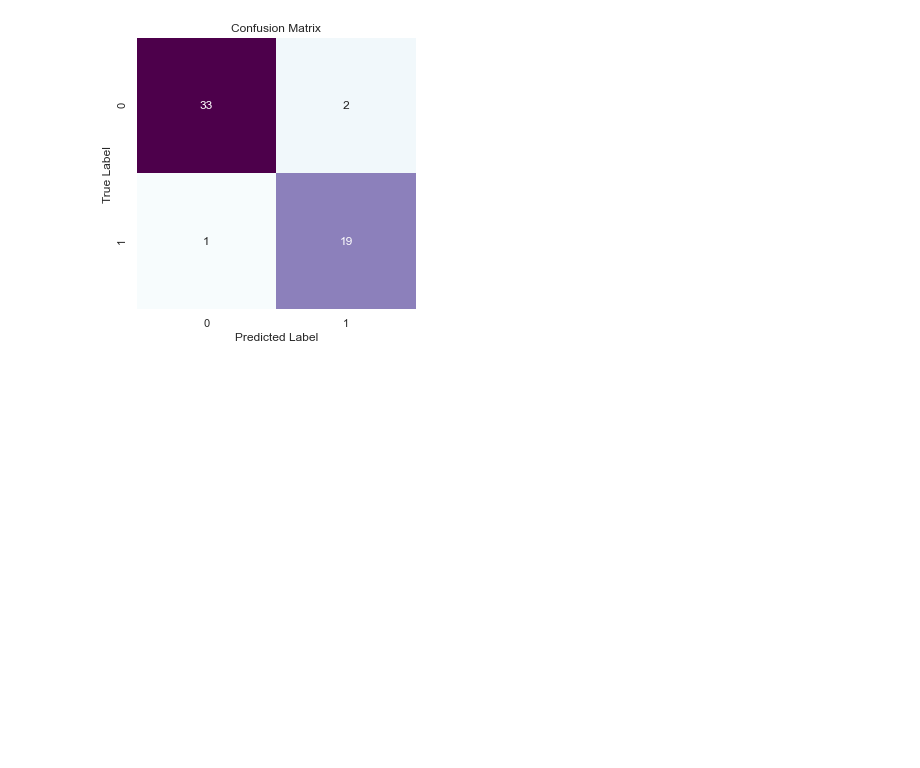
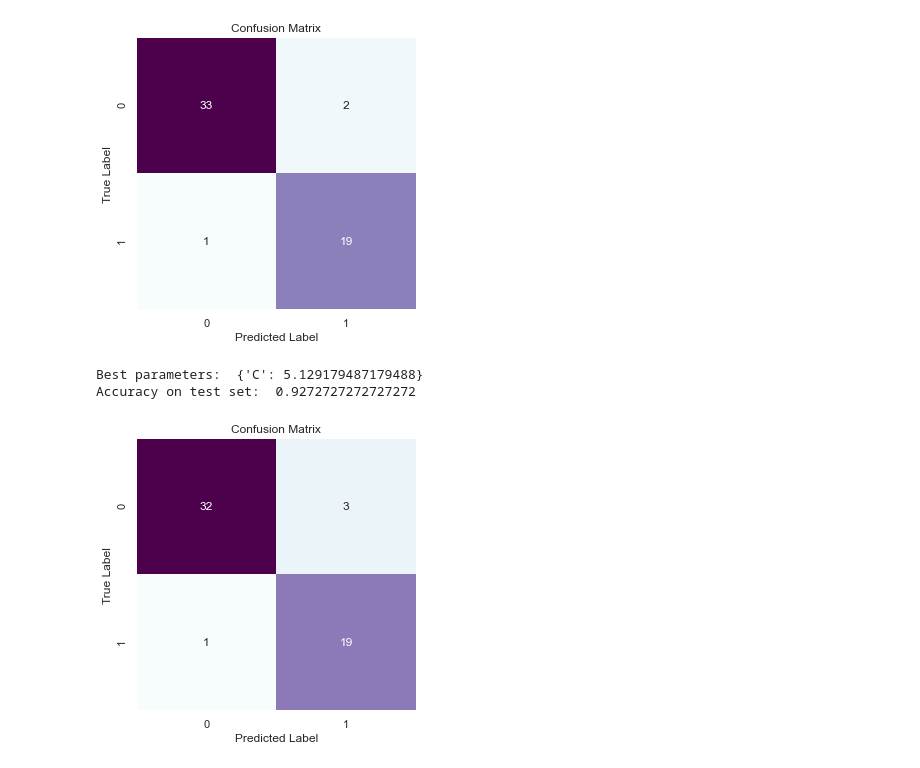
Before and after one commit to sdiebolt/ML-mines-mini-project, a Jupyter notebook: BreastVsOvarianCancer.ipynb, the cells around one changed output. Drawn from its saved outputs; the diff is of its cells as text; code cells hidden in the pictures; blank space fills up the shorter version.

Commit message:
Added logistic regression

```diff
--- a/BreastVsOvarianCancer.ipynb
+++ b/BreastVsOvarianCancer.ipynb
@@ -175,3 +176,25 @@ PlotConfusionMatrix(y_test, abc.predict(X_test))
 Best parameters:  {'base_estimator__max_depth': 5, 'learning_rate': 0.1, 'n_estimators': 100}
 Accuracy on test set:  0.9454545454545454
 [figure]
+# %%
+# Parameter grid for AdaBoost grid-search.
+param_grid = {'C': np.linspace(0.001, 100, 40)}
+
+lreg = GridSearchCV(
+    estimator=LogisticRegression(random_state=RANDOM_STATE, max_iter=200),
+    param_grid=param_grid,
+    n_jobs=-1, verbose=2
+)
+lreg = lreg.fit(X_train, y_train)
+
+clear_output()
+
+print('Best parameters: ', lreg.best_params_)
+score = lreg.score(X_test, y_test)
+print("Accuracy on test set: ", score)
+
+PlotConfusionMatrix(y_test, lreg.predict(X_test))
+# %% [output]
+Best parameters:  {'C': 5.129179487179488}
+Accuracy on test set:  0.9272727272727272
+[figure, added]
```
Also changed, not shown: parts of 2 cells of this notebook.
